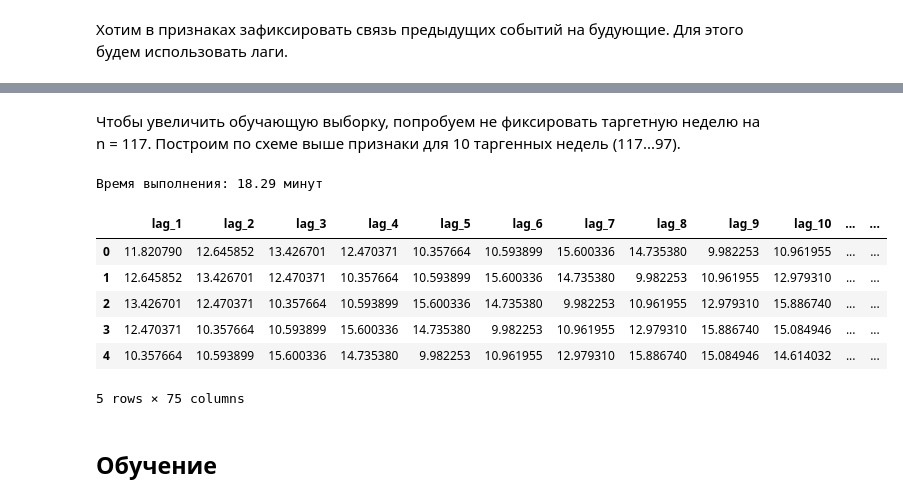
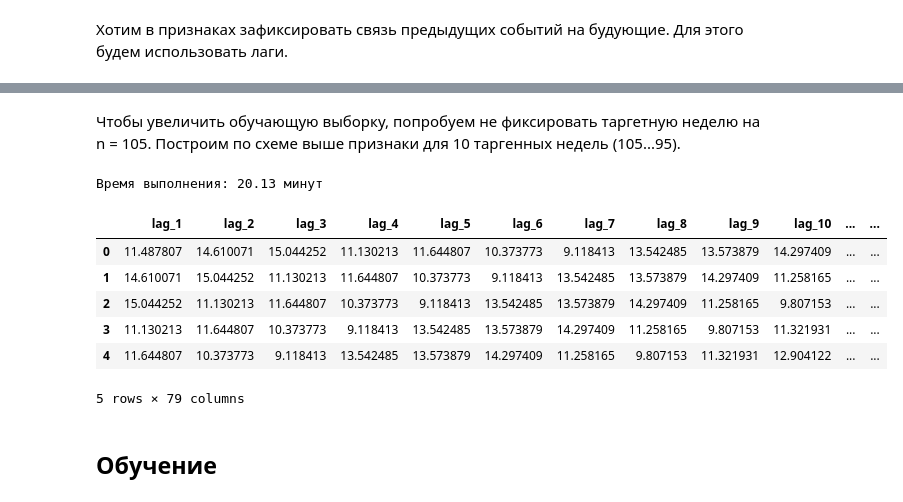
Before and after one commit to oleander-twig/bank_transfers_forecasting, a Jupyter notebook: transactions_xgboost.ipynb, the cells around one changed output, grey strips where cells are left out. Drawn from its saved outputs; the diff is of its cells as text; code cells hidden in the pictures.

```diff
--- a/transactions_xgboost.ipynb
+++ b/transactions_xgboost.ipynb
@@ -139,3 +143,5 @@ trns = trns.groupby(["week", "doc_payer_inn"], as_index=False, sort=False).agg({
+# %%
+trns = pd.merge(trns, target_series, on=["week", "inn_id"], how="left")
 # %%
 trns.head()
 # %% [output]
@@ -229,7 +195,7 @@ np.float64(3.5049991762363177)
 
 Пустые значения считаются отдельной категорией.
 # %%
-allowed = ts_train["inn_id"].unique()
+allowed = target_series["inn_id"].unique()
 cat_cols = ["ipul", "id_region", "main_okved_group", "diff_datopen_report_date_flg"]
 
 prof = (
@@ -302,13 +269,19 @@ def build_features_horizons_for_inn(
     g = inn_df.sort_values("week")
     weeks = g["week"].to_numpy()
     y = g["target"].to_numpy(dtype=float)
-    # full_amount = g["trns_amount"].to_numpy(dtype=float)
 
     rows = []
     for i in range(k):
         cutoff = n_target - i
         row = _lags_row_at_cutoff(cutoff, weeks, y, max_lag)
+
+        values = row.values()
+        row['lag_max'] = max(values)
+        row['lag_min'] = min(values)
+        row['lag_mean'] = sum(values) / len(values)
+
         row['inn_id'] = inn_df['inn_id'].iloc[0] # чтобы потом по inn доклеить profiles
+        row['horizon'] = i + 1
         rows.append(row)
 
     return pd.DataFrame(rows) if rows else pd.DataFrame()
@@ -324,7 +297,7 @@ def build_features_horizons_for_inn(
 Предсказание на 12 недель: предсказание на 1, предсказание на 2, .... предсказание на 12 неделю.
 # %%
 train = pd.DataFrame()
-n = 117 # текущая неделя
+n = 105 # текущая неделя
 k = 12 # горизонт предсказания
 
 train_list = []
@@ -371,5 +346,5 @@ gc.collect()
 # %% [markdown]
-Чтобы увеличить обучающую выборку, попробуем не фиксировать таргетную неделю на n = 117. Построим по схеме выше признаки для 10 таргенных недель (117...97).
+Чтобы увеличить обучающую выборку, попробуем не фиксировать таргетную неделю на n = 105. Построим по схеме выше признаки для 10 таргенных недель (105...95).
 # %%
 def sample_n(n, df) -> pd.DataFrame:
     """ Собрать обучающую выборку для недели n """
@@ -395,38 +370,38 @@ def sample_n(n, df) -> pd.DataFrame:
 import time
 
 start_time = time.perf_counter()
 
 N = 10
 train_parts = []
 
 for i in range(N):
-    n = 117 - i
+    n = 105 - i
     train_parts.append(sample_n(n, trns))
 
 train = pd.concat(train_parts, ignore_index=True) if train_parts else pd.DataFrame()
 
 # добавление категориальных признаков
 train = train.merge(prof, on="inn_id", how="left")
 for col in cat_cols:
     train[col] = train[col].fillna(-1).astype("category")
 train = train.drop(columns=["inn_id"], errors="ignore")
 
 # логарифмирование
 lag_target_cols = [c for c in train.columns if c.startswith("lag_") or c == "target" or c == 'trns_amount']
 train[lag_target_cols] = train[lag_target_cols].applymap(lambda x: np.log(x + 1))
 
 end_time = time.perf_counter()
 execution_time = (end_time - start_time) / 60
 
 print(f"Время выполнения: {execution_time:.2f} минут")
 
 train.head()
 # %% [output]
-Время выполнения: 18.29 минут
+Время выполнения: 20.13 минут
 |  | lag_1 | lag_2 | lag_3 | lag_4 | lag_5 | lag_6 | lag_7 | lag_8 | lag_9 | lag_10 | ... | ... |
-| 0 | 11.820790 | 12.645852 | 13.426701 | 12.470371 | 10.357664 | 10.593899 | 15.600336 | 14.735380 | 9.982253 | 10.961955 | ... | ... |
-| 1 | 12.645852 | 13.426701 | 12.470371 | 10.357664 | 10.593899 | 15.600336 | 14.735380 | 9.982253 | 10.961955 | 12.979310 | ... | ... |
-| 2 | 13.426701 | 12.470371 | 10.357664 | 10.593899 | 15.600336 | 14.735380 | 9.982253 | 10.961955 | 12.979310 | 15.886740 | ... | ... |
-| 3 | 12.470371 | 10.357664 | 10.593899 | 15.600336 | 14.735380 | 9.982253 | 10.961955 | 12.979310 | 15.886740 | 15.084946 | ... | ... |
-| 4 | 10.357664 | 10.593899 | 15.600336 | 14.735380 | 9.982253 | 10.961955 | 12.979310 | 15.886740 | 15.084946 | 14.614032 | ... | ... |
+| 0 | 11.487807 | 14.610071 | 15.044252 | 11.130213 | 11.644807 | 10.373773 | 9.118413 | 13.542485 | 13.573879 | 14.297409 | ... | ... |
+| 1 | 14.610071 | 15.044252 | 11.130213 | 11.644807 | 10.373773 | 9.118413 | 13.542485 | 13.573879 | 14.297409 | 11.258165 | ... | ... |
+| 2 | 15.044252 | 11.130213 | 11.644807 | 10.373773 | 9.118413 | 13.542485 | 13.573879 | 14.297409 | 11.258165 | 9.807153 | ... | ... |
+| 3 | 11.130213 | 11.644807 | 10.373773 | 9.118413 | 13.542485 | 13.573879 | 14.297409 | 11.258165 | 9.807153 | 11.321931 | ... | ... |
+| 4 | 11.644807 | 10.373773 | 9.118413 | 13.542485 | 13.573879 | 14.297409 | 11.258165 | 9.807153 | 11.321931 | 12.904122 | ... | ... |
-5 rows × 75 columns
+5 rows × 79 columns
```
Also changed, not shown: parts of 21 cells of this notebook.
